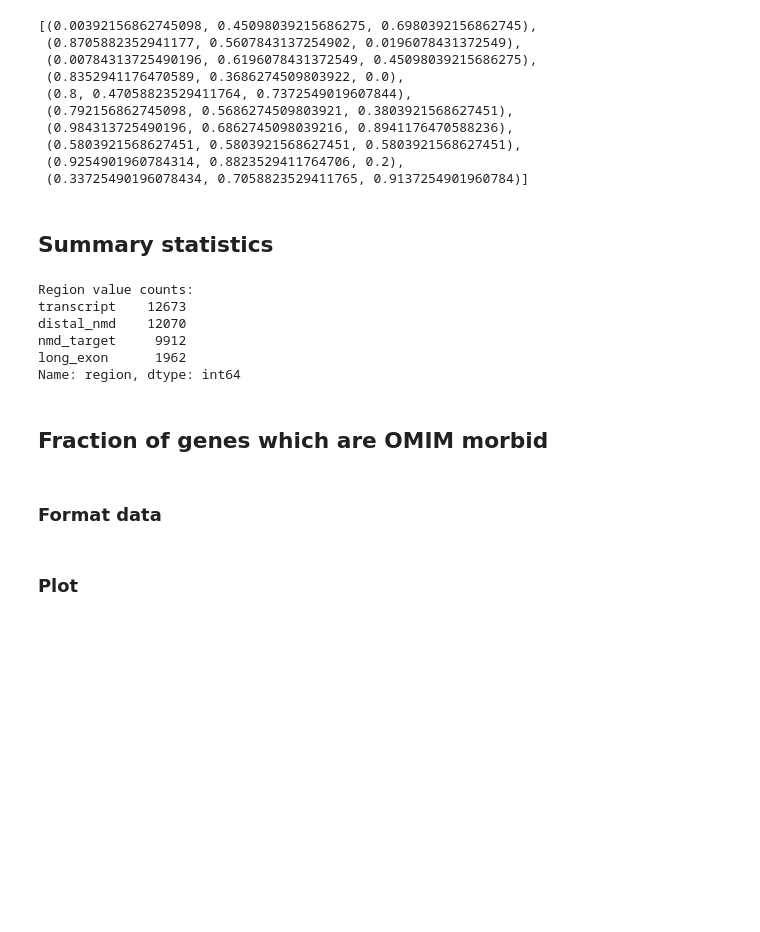
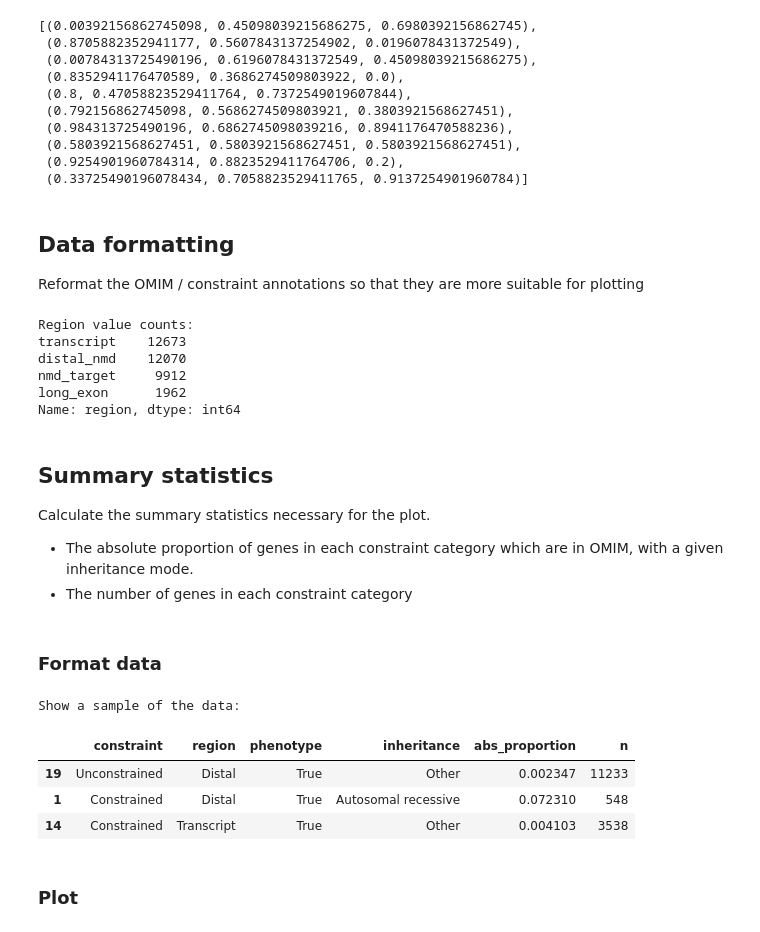
Before and after one commit to alexblakes/regional_nonsense_constraint, a Jupyter notebook: scripts_plots/omim_status_of_constrained_genes.ipynb, the cells around one changed output. Cells and saved outputs as stored; diff of their text form; code cells hidden in the pictures; blank space fills up the shorter version.

```diff
--- a/scripts_plots/omim_status_of_constrained_genes.ipynb
+++ b/scripts_plots/omim_status_of_constrained_genes.ipynb
@@ -24,7 +24,8 @@ sns.color_palette("colorblind")
 # %%
 col = sns.color_palette("colorblind").as_hex()
 # %% [markdown]
-## Summary statistics
+## Data formatting
+Reformat the OMIM / constraint annotations so that they are more suitable for plotting
 # %%
 # Read data
 df = pd.read_csv("../outputs/omim_phenotypes_in_constrained_regions.tsv", sep="\t")
@@ -52,39 +53,53 @@ nmd_target     9912
 long_exon      1962
 Name: region, dtype: int64
 # %% [markdown]
-## Fraction of genes which are OMIM morbid
+## Summary statistics
+Calculate the summary statistics necessary for the plot.
+- The absolute proportion of genes in each constraint category which are in OMIM, with a given inheritance mode.
+- The number of genes in each constraint category
 # %% [markdown]
 ### Format data
 # %%
-# Proportion of genes with a phenotype
+# Proportion of constrained genes with a phenotype
 _a = df.groupby(["constraint", "region"])["phenotype"].value_counts(normalize=True)
 
 # Inheritance mode for genes with a phenotype
 _b = df.groupby(["constraint", "region", "phenotype"])["inheritance"].value_counts(
     normalize=True
 )
+
+# Get the absolute proportion for each inheritance mode
+df1 = (_a * _b).dropna().rename("abs_proportion")
+
 # Number of unique genes in each region / constraint category
 _c = df.groupby(["region", "constraint"])["ensg"].nunique().rename("n")
 
-# Absolute proportion of inheritance mode, for genes with a phenotype
-df1 = (_a * _b).dropna().rename("abs_proportion")
-
-# Add gene counts
+# Combine absolute proportions and gene counts
 df1 = df1.to_frame()  # Allows merging
 df1 = df1.merge(_c, left_index=True, right_index=True)  # Add gene counts
 df1 = df1.reset_index(drop=False)
 
 # Clean label text
 df1 = df1.replace(
     {
         "constrained": "Constrained",
         "unconstrained": "Unconstrained",
         "distal_nmd": "Distal",
         "long_exon": "Long exon",
         "nmd_target": "NMD target",
         "transcript": "Transcript",
     }
 )
+
+# Show a sample of the data:
+print("Show a sample of the data:")
+df1.sample(3)
+# %% [output]
+Show a sample of the data:
+|  | constraint | region | phenotype | inheritance | abs_proportion | n |
+| 19 | Unconstrained | Distal | True | Other | 0.002347 | 11233 |
+| 1 | Constrained | Distal | True | Autosomal recessive | 0.072310 | 548 |
+| 14 | Constrained | Transcript | True | Other | 0.004103 | 3538 |
 # %% [markdown]
 ### Plot
 # %%
```
Also changed, not shown: parts of 2 cells of this notebook.
